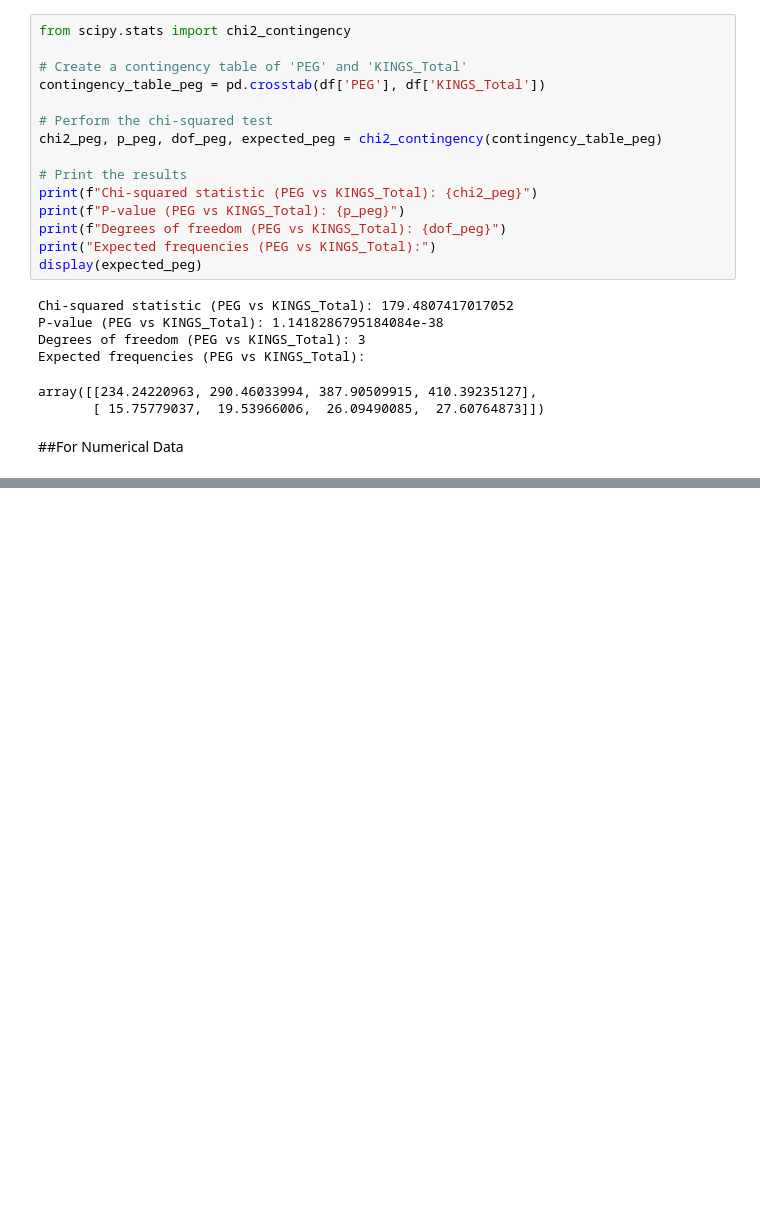
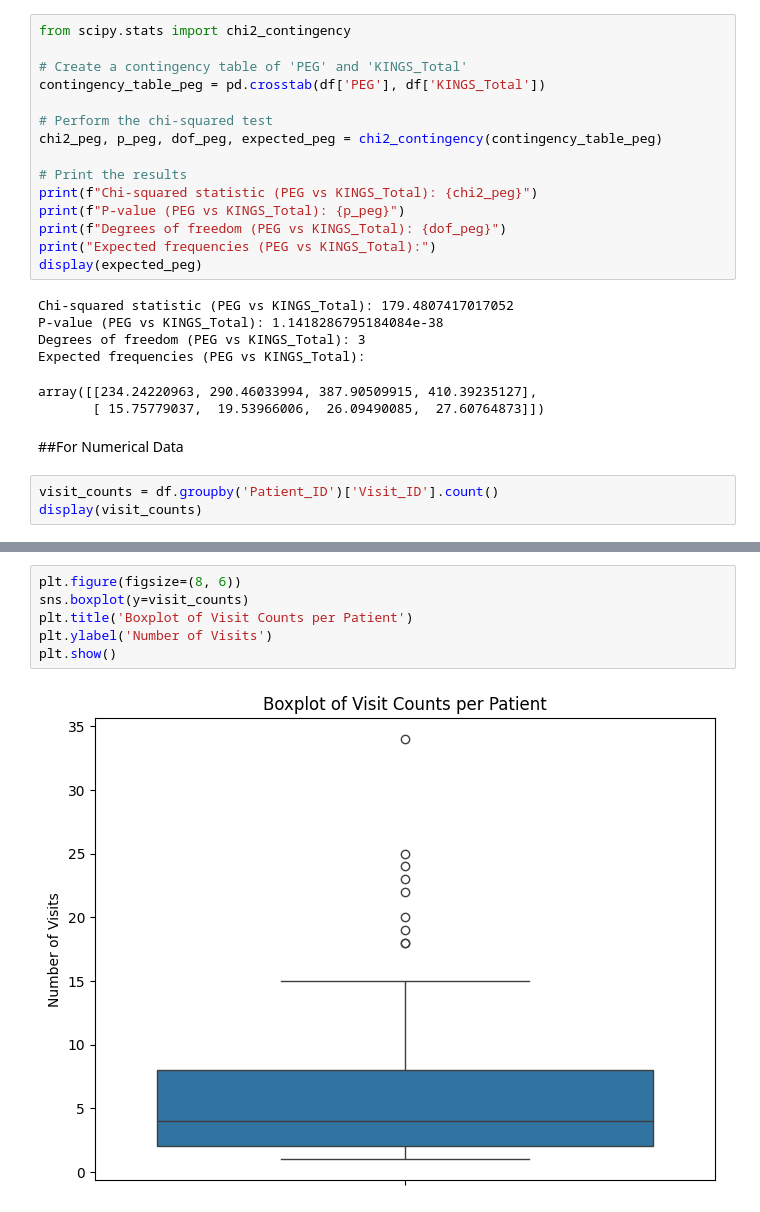
Before and after one commit to FaridRash/Advance-Statistical-Learnin--Semester-3, a Jupyter notebook: MH/PrePration.ipynb, the cells around one changed output, grey strips where cells are left out. Drawn from its saved outputs; the diff is of its cells as text; blank space fills up the shorter version.

```diff
--- a/MH/PrePration.ipynb
+++ b/MH/PrePration.ipynb
@@ -308,3 +308,6 @@ array([[234.24220963, 290.46033994, 387.90509915, 410.39235127],
        [ 15.75779037,  19.53966006,  26.09490085,  27.60764873]])
 # %% [markdown]
 ##For Numerical Data
+# %%
+visit_counts = df.groupby('Patient_ID')['Visit_ID'].count()
+display(visit_counts)
@@ -310,0 +330,8 @@ array([[234.24220963, 290.46033994, 387.90509915, 410.39235127],
+# %%
+plt.figure(figsize=(8, 6))
+sns.boxplot(y=visit_counts)
+plt.title('Boxplot of Visit Counts per Patient')
+plt.ylabel('Number of Visits')
+plt.show()
+# %% [output]
+[figure, added]
```
Also changed, not shown: parts of 1 cell of this notebook.
